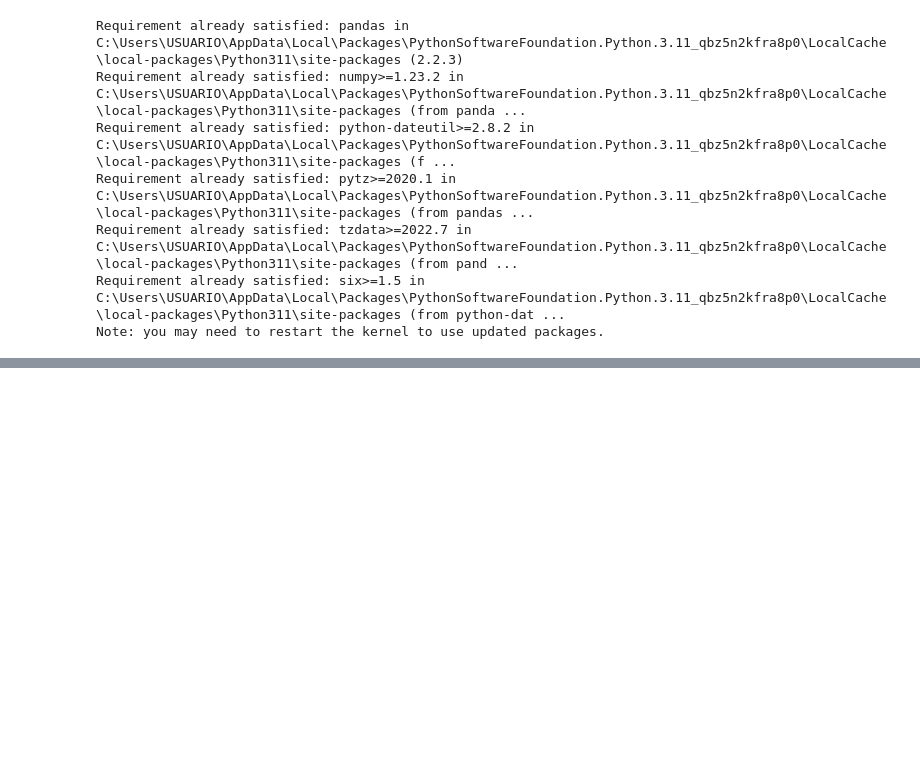
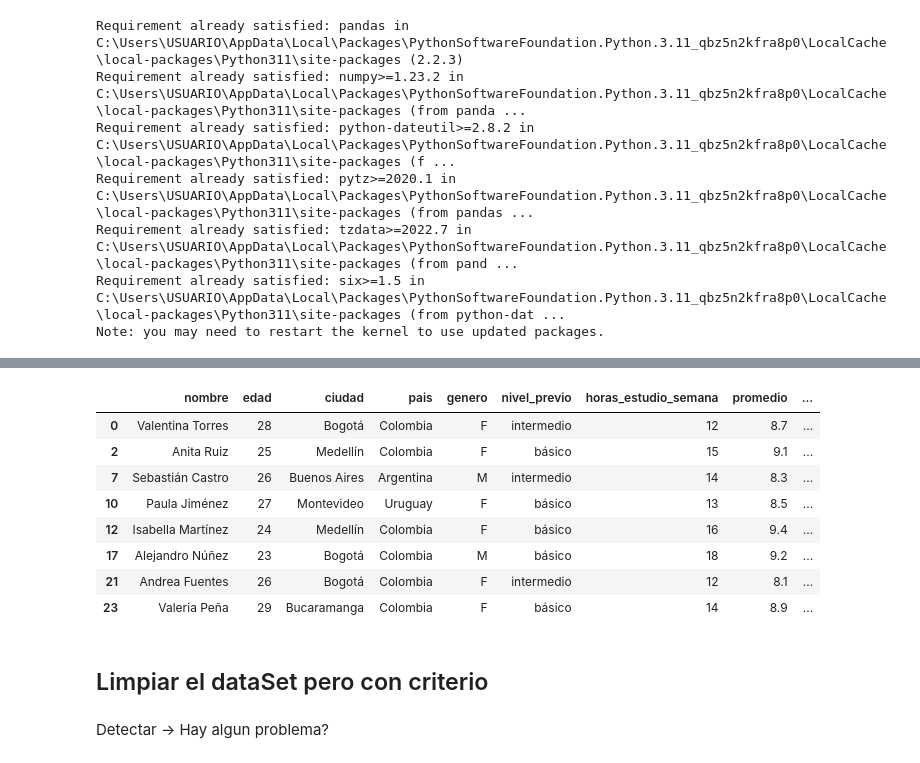
Before and after one commit to Anderson007a/devseniorIA, a Jupyter notebook: Modulo_1/Clase_4/taller_integrador.ipynb, the cells around one changed output, grey strips where cells are left out. Drawn from its saved outputs; the diff is of its cells as text; code cells hidden in the pictures; blank space fills up the shorter version.

```diff
--- a/Modulo_1/Clase_4/taller_integrador.ipynb
+++ b/Modulo_1/Clase_4/taller_integrador.ipynb
@@ -12,0 +109,17 @@ Note: you may need to restart the kernel to use updated packages.
+# %%
+# traer los estudiantes con promedio mayor a 8 y que esten activos
+df[(df["promedio"] > 8) & (df["activo"] == True)]
+# %% [output]
+|  | nombre | edad | ciudad | pais | genero | nivel_previo | horas_estudio_semana | promedio | ... |
+| 0 | Valentina Torres | 28 | Bogotá | Colombia | F | intermedio | 12 | 8.7 | ... |
+| 2 | Anita Ruiz | 25 | Medellín | Colombia | F | básico | 15 | 9.1 | ... |
+| 7 | Sebastián Castro | 26 | Buenos Aires | Argentina | M | intermedio | 14 | 8.3 | ... |
+| 10 | Paula Jiménez | 27 | Montevideo | Uruguay | F | básico | 13 | 8.5 | ... |
+| 12 | Isabella Martínez | 24 | Medellín | Colombia | F | básico | 16 | 9.4 | ... |
+| 17 | Alejandro Núñez | 23 | Bogotá | Colombia | M | básico | 18 | 9.2 | ... |
+| 21 | Andrea Fuentes | 26 | Bogotá | Colombia | F | intermedio | 12 | 8.1 | ... |
+| 23 | Valeria Peña | 29 | Bucaramanga | Colombia | F | básico | 14 | 8.9 | ... |
+# %% [markdown]
+## Limpiar el dataSet pero con criterio
+# %% [markdown]
+Detectar -> Hay algun problema?
```
Also changed, not shown: parts of 9 cells of this notebook, 7 other files.
